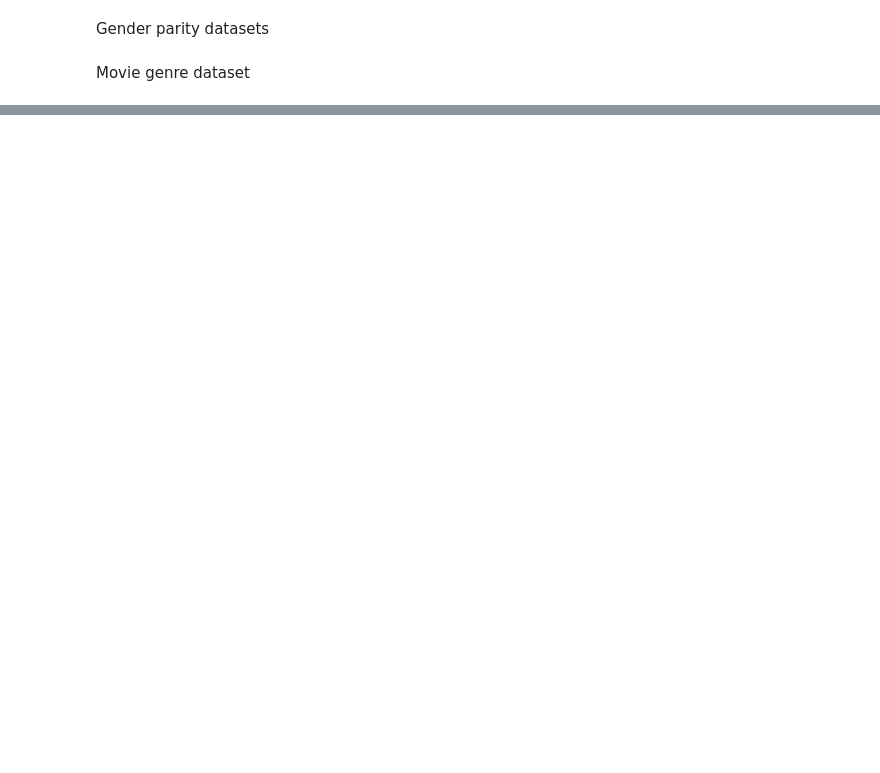
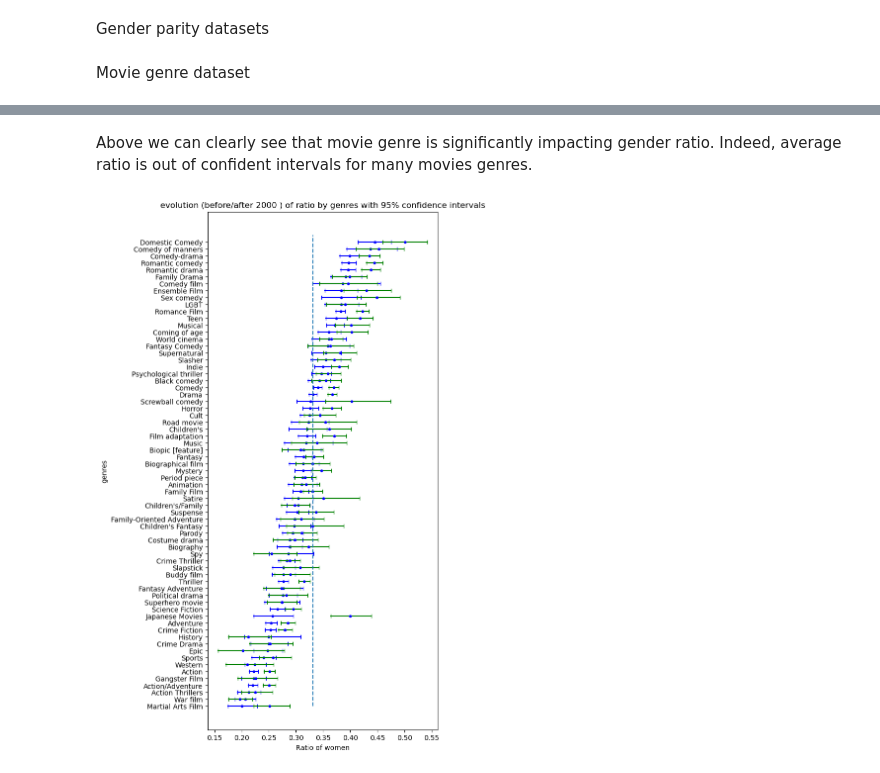
Before and after one commit to epfl-ada/ada-2022-project-teamrefuge2000, a Jupyter notebook: src/milestone_3.ipynb, the cells around one changed output, grey strips where cells are left out. Cells and saved outputs as stored; diff of their text form; code cells hidden in the pictures; blank space fills up the shorter version.

Commit message:
merged code into milestone_3, questions a->e done

```diff
--- a/src/milestone_3.ipynb
+++ b/src/milestone_3.ipynb
@@ -635,0 +116,12 @@ movie_nlp.to_csv(PROCESSED_DATA_FOLDER + 'movie_nlp.csv')
+# %%
+def split_and_filter(treshold_year, min_count, col_name):
+    gender_parity_before, gender_parity_after = split_gender_parity(treshold_year)
+
+    before = make_subset_gender_parity(col_name, gender_parity_before)
+    after  = make_subset_gender_parity(col_name, gender_parity_after )
+
+    merged = before.merge(after, on=col_name, suffixes=('_before', '_after'))
+
+    merged_filtered = merged[merged.wikipedia_movie_id_count_after + merged.wikipedia_movie_id_count_before > min_count]
+
+    return merged_filtered
@@ -635,0 +145,18 @@ movie_nlp.to_csv(PROCESSED_DATA_FOLDER + 'movie_nlp.csv')
+# %%
+def plot_evolution(col_name, treshold_year, min_count=100):
+    merged_filtered = split_and_filter(treshold_year, min_count, col_name).dropna()
+
+    plt.figure(figsize=(6, len(merged_filtered) * 0.2))
+
+    for y, col in enumerate(merged_filtered.iloc):
+        plt.plot(col['women_ratio_bootstrap_ci_before'], (y,y),'-|b')
+        plt.plot(col['women_ratio_mean_before'], y, '.b')
+        plt.plot(col['women_ratio_bootstrap_ci_after'], (y,y),'-|g')
+        plt.plot(col['women_ratio_mean_after'], y, '.b')
+
+    plt.yticks(range(len(merged_filtered)),list(merged_filtered[col_name]))
+    plt.vlines(average_ratio, 0, len(merged_filtered), linestyle = '--')
+
+    plt.title('evolution (before/after ' + str(treshold_year) + ' ) of ratio by ' + col_name + ' with 95% confidence intervals')
+    plt.ylabel(col_name)
+    plt.xlabel('Ratio of women')
@@ -635,0 +200,7 @@ movie_nlp.to_csv(PROCESSED_DATA_FOLDER + 'movie_nlp.csv')
+# %% [markdown]
+Above we can clearly see that movie genre is significantly impacting gender ratio.
+Indeed, average ratio is out of confident intervals for many movies genres.
+# %%
+plot_evolution('genres', 2000, min_count=100)
+# %% [output]
+[figure, added]
```
Also changed, not shown: parts of 149 cells of this notebook, 5 other files.
